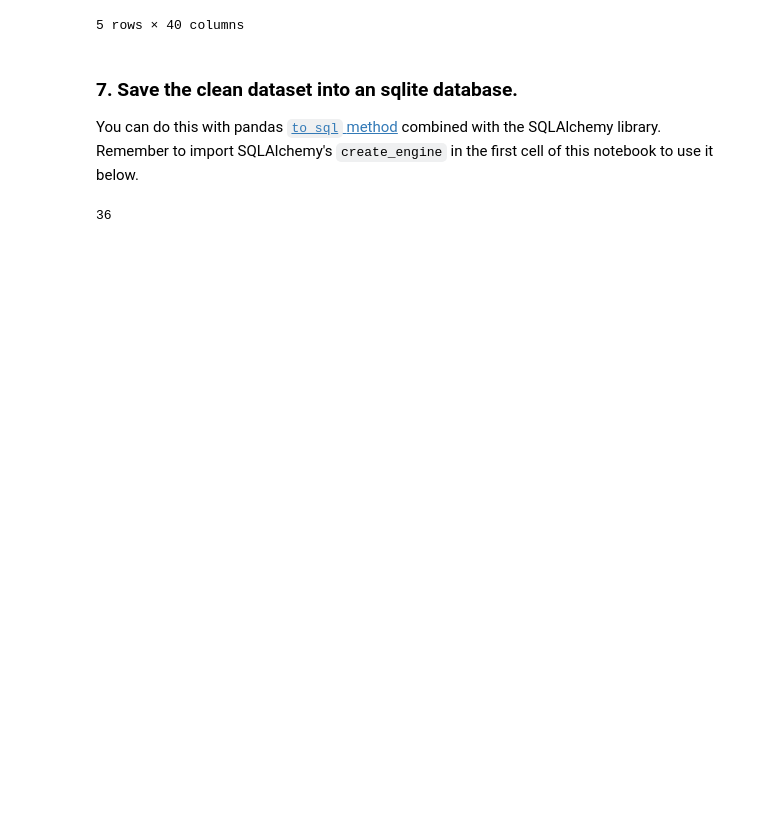
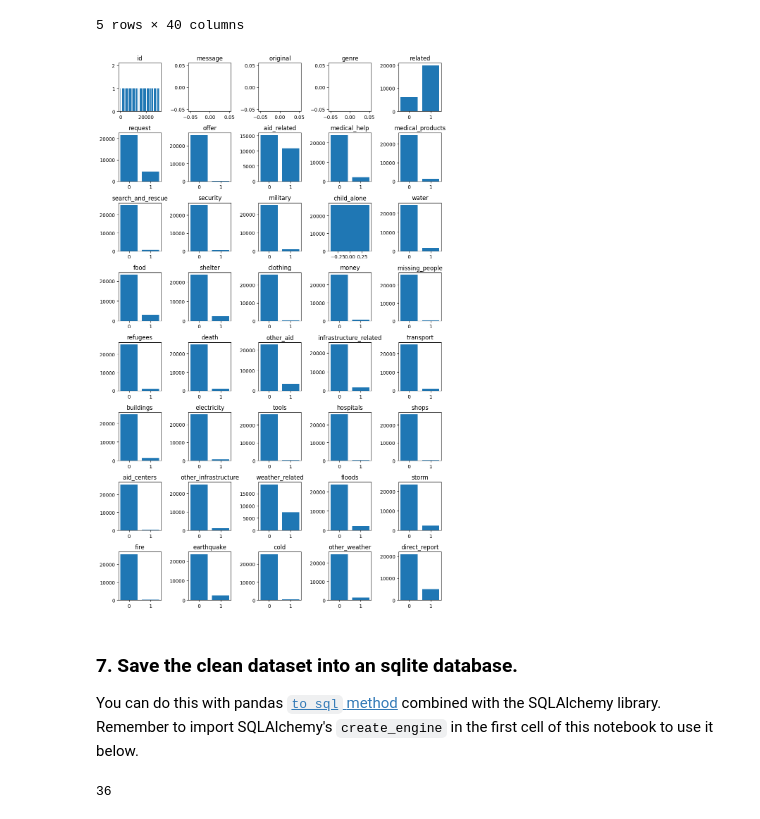
Before and after one commit to cris-scheib/disaster-response, a Jupyter notebook: project/ETL Pipeline Preparation.ipynb, the cells around one changed output. Cells and saved outputs as stored; diff of their text form; code cells hidden in the pictures; blank space fills up the shorter version.

```diff
--- a/project/ETL Pipeline Preparation.ipynb
+++ b/project/ETL Pipeline Preparation.ipynb
@@ -93,6 +94,7 @@ df = df.join(categories)
 # %%
 # drop duplicates
 df = df.drop_duplicates()
+df = df[df['related'] != 2]
 df.head()
 # %% [output]
 |  | id | message | original | genre | related | request | offer | aid_related | medical_help | ... |
@@ -102,6 +104,31 @@ df.head()
 | 3 | 9 | UN reports Leogane 80-90 destroye... | UN reports Leogane 80-90 destroye... | direct | 1 | 1 | 0 | 1 | 0 | ... |
 | 4 | 12 | says: west side of Haiti, rest of... | facade ouest d Haiti et le reste ... | direct | 1 | 0 | 0 | 0 | 0 | ... |
 5 rows × 40 columns
+# %%
+dfn = df.apply(pd.to_numeric, errors='coerce')
+
+# Determine the layout
+num_cols = len(dfn.columns)
+num_rows = (num_cols + 1) // 5  # Adjust this to suit your needs, e.g., two columns per row
+
+# Create subplots and bar charts for value counts
+fig, axes = plt.subplots(num_rows, 5, figsize=(10, 2 * num_rows))
+axes = axes.flatten()  # Flatten the 2D array of axes for easier indexing
+
+# Plot value counts for each column
+for i, col in enumerate(dfn.columns):
+    value_counts = dfn[col].value_counts().sort_index()
+    axes[i].bar(value_counts.index, value_counts.values)
+    axes[i].set_title(col)
+
+# Hide any unused subplots if the number of columns is odd
+for j in range(i + 1, len(axes)):
+    fig.delaxes(axes[j])
+
+plt.tight_layout()
+plt.show()
+# %% [output]
+[figure, added]
 # %% [markdown]
 ### 7. Save the clean dataset into an sqlite database.
 You can do this with pandas [`to_sql` method](https://pandas.pydata.org/pandas-docs/stable/generated/pandas.DataFrame.to_sql.html) combined with the SQLAlchemy library. Remember to import SQLAlchemy's `create_engine` in the first cell of this notebook to use it below.
```
Also changed, not shown: parts of 2 cells of this notebook, 2 other files.
